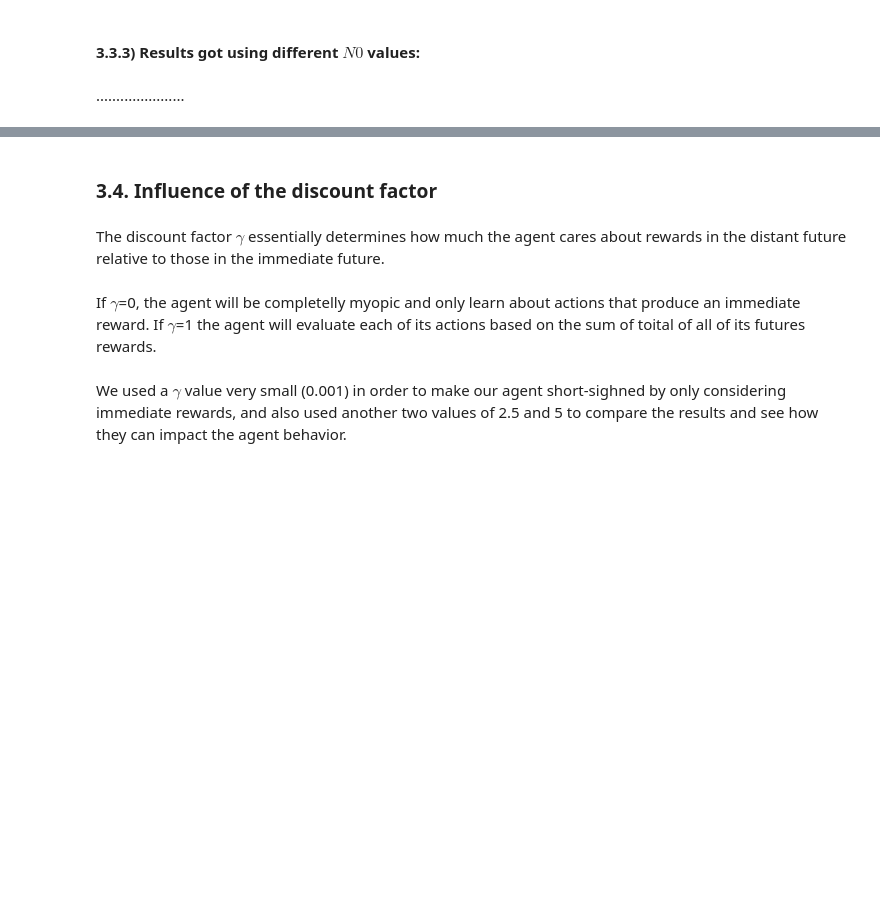
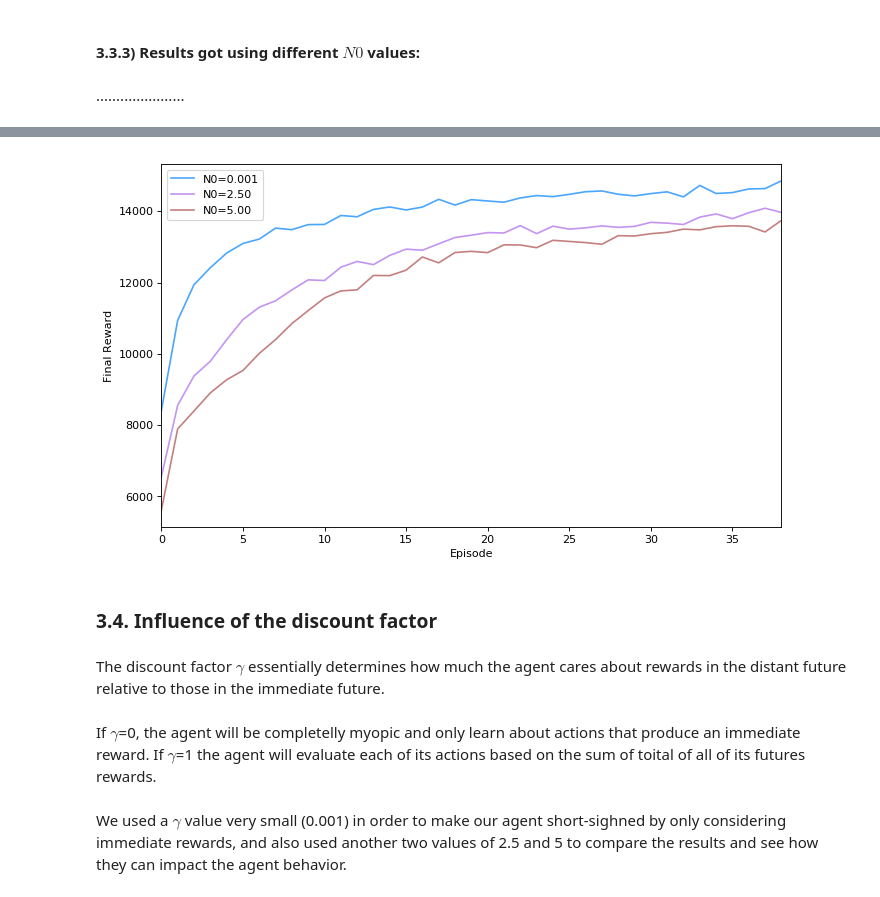
Before and after one commit to DionisiusMayr/FreewayGame, a Jupyter notebook: aline.almeida/aa_freeway.ipynb, the cells around one changed output, grey strips where cells are left out. Saved outputs shown, nothing was run; the diff lists cells and outputs as text; code cells hidden in the pictures; blank space fills up the shorter version.

```diff
--- a/aline.almeida/aa_freeway.ipynb
+++ b/aline.almeida/aa_freeway.ipynb
@@ -933,25 +860,32 @@ aux_plots.plot_3rewards(total_rewards_2act_N0_0[:7000], total_rewards_2act[:7000
 # %%
 # ---------- Moving average for the total rewards of the agent with N0=0.001, N0=2.5 and N0=5 ----------
 
 from statistics import mean
 
-s1 = total_rewards_2act_N0_0[:7000]
-s2 = total_rewards_2act[:7000]
-s3 = total_rewards_2act_N0_5[:7000]
+s1 = total_rewards_2act_N0_0[:4000]
+s2 = total_rewards_2act[:4000]
+s3 = total_rewards_2act_N0_5[:4000]
 
-blocks = 7000//100
+blocks = 4000//100
 s1_avg100 = []
 
 for b in range(blocks-1):
     value = statistics.mean(s1[b*100:(b+1)*100])
     s1_avg100.append(value)
 
 s2_avg100 = []
 for b in range(blocks-1):
     value = statistics.mean(s2[b*100:(b+1)*100])
     s2_avg100.append(value)
 
+s3_avg100 = []
+for b in range(blocks-1):
+    value = statistics.mean(s3[b*100:(b+1)*100])
+    s3_avg100.append(value)
+
 aux_plots.plot_3rewards(s1_avg100, s2_avg100, s3_avg100, "N0=0.001", "N0=2.50", "N0=5.00")
+# %% [output]
+[figure, added]
 # %% [markdown]
 ### 3.4. Influence of the discount factor
 # %% [markdown]
```
Also changed, not shown: parts of 45 cells of this notebook.
